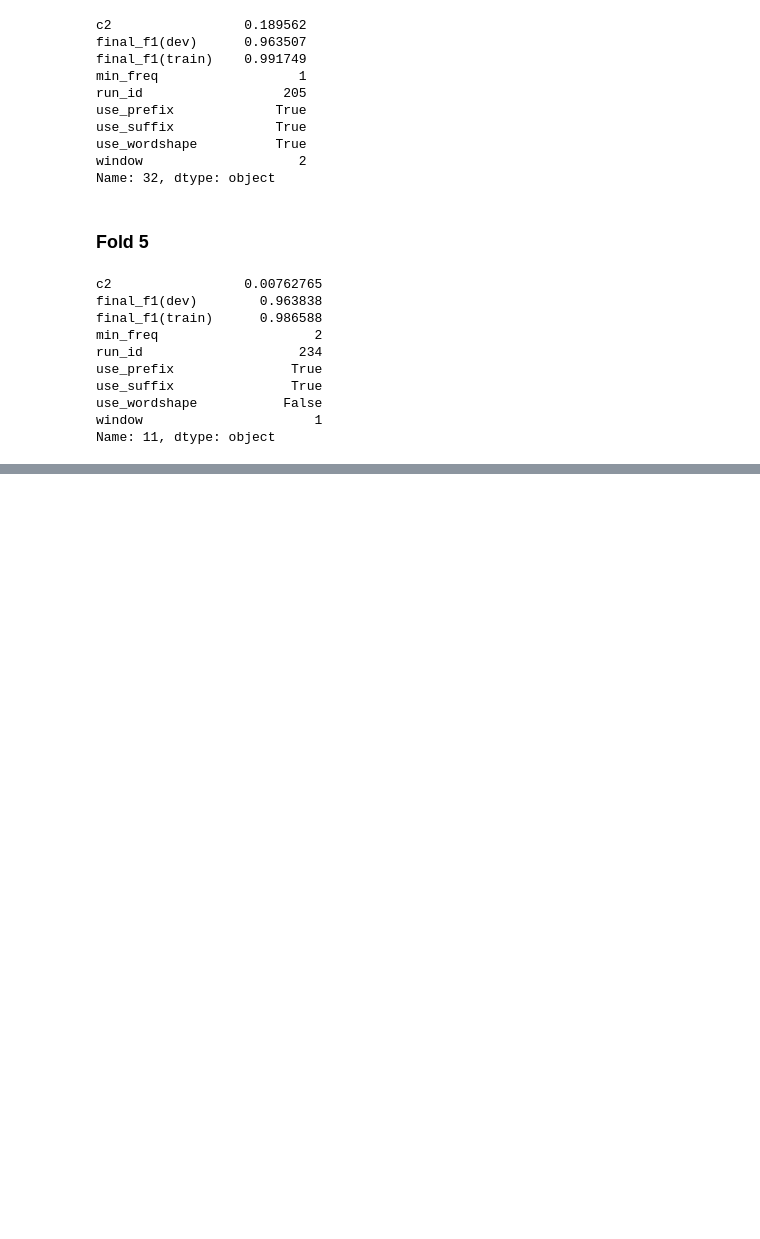
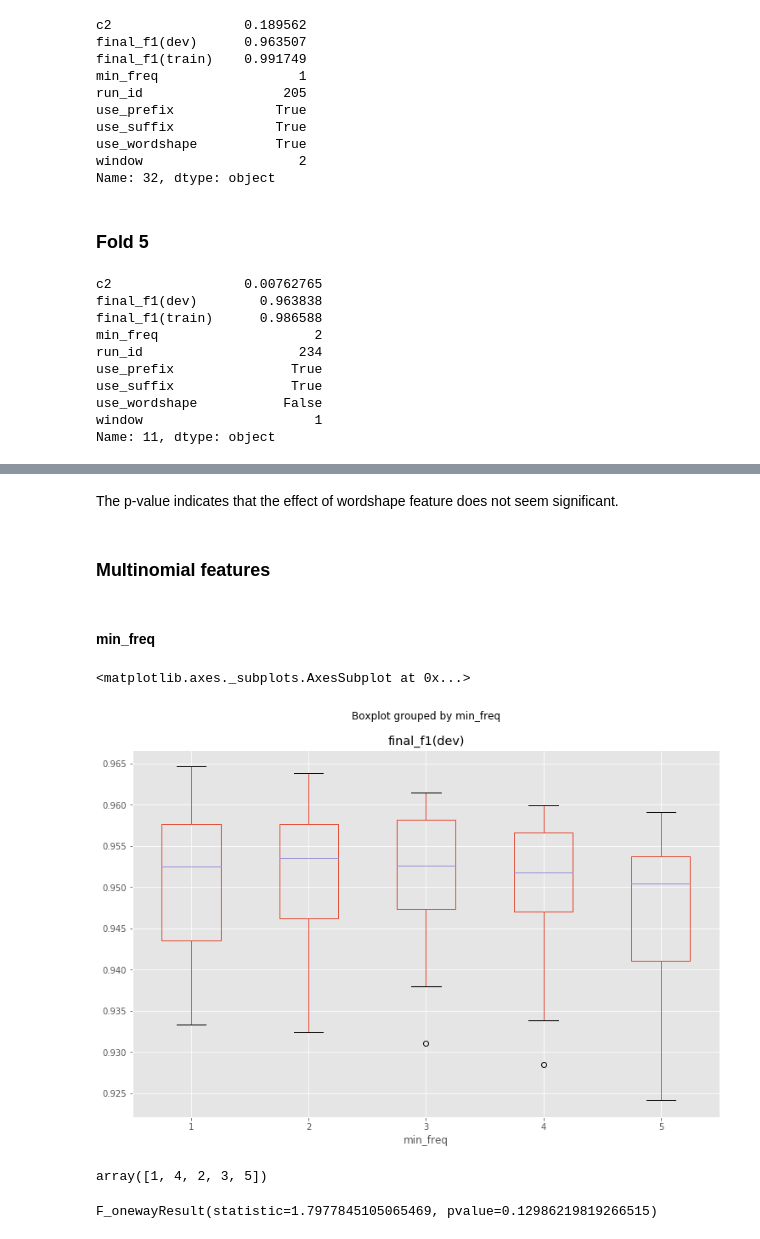
Before and after one commit to kmkurn/id-pos-tagging, a Jupyter notebook: notebooks/crf-fine-analysis.ipynb, the cells around one changed output, grey strips where cells are left out. Cells and saved outputs as stored; diff of their text form; code cells hidden in the pictures; blank space fills up the shorter version.

```diff
--- a/notebooks/crf-fine-analysis.ipynb
+++ b/notebooks/crf-fine-analysis.ipynb
@@ -144,0 +212,15 @@ Name: 11, dtype: object
+# %% [markdown]
+The p-value indicates that the effect of wordshape feature does not seem significant.
+# %% [markdown]
+### Multinomial features
+# %% [markdown]
+#### min_freq
+# %%
+df.boxplot(by='min_freq', column='final_f1(dev)', figsize=(12, 8))
+# %% [output]
+<matplotlib.axes._subplots.AxesSubplot at 0x...>
+[figure, added]
+# %%
+df.min_freq.unique()
+# %% [output]
+array([1, 4, 2, 3, 5])
@@ -144,0 +231,4 @@ Name: 11, dtype: object
+# %%
+stats.f_oneway(*samples)
+# %% [output]
+F_onewayResult(statistic=1.7977845105065469, pvalue=0.12986219819266515)
```
Also changed, not shown: parts of 39 cells of this notebook, 1 other file.
